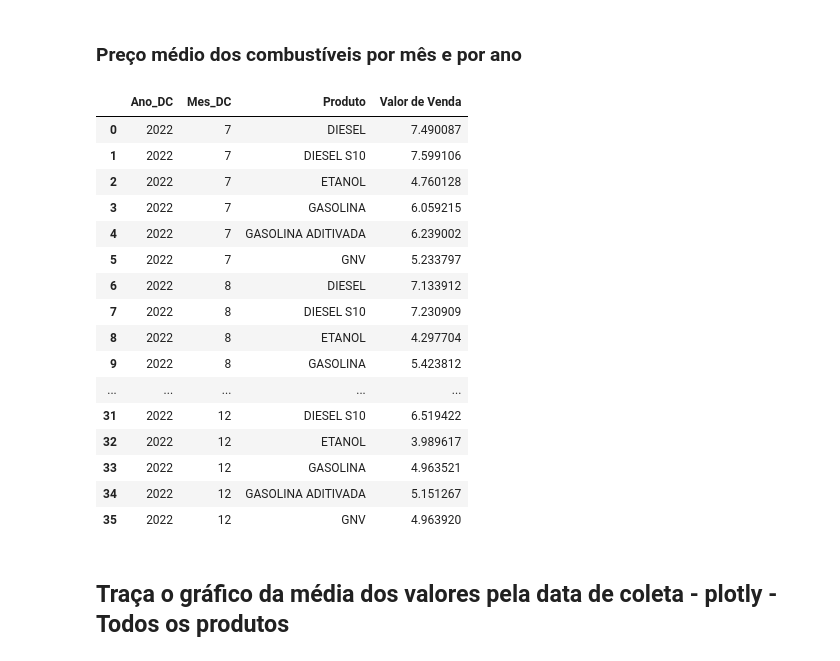
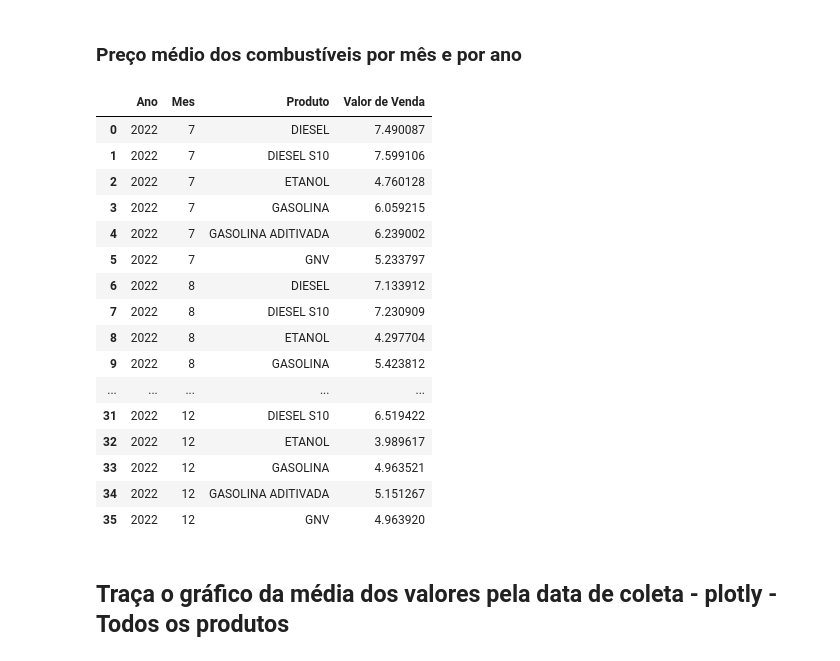
Before and after one commit to anazanetti/Analise_exploratoria, a Jupyter notebook: teste_rascunho.ipynb, the cells around one changed output. Saved outputs shown, nothing was run; the diff lists cells and outputs as text; code cells hidden in the pictures.

```diff
--- a/teste_rascunho.ipynb
+++ b/teste_rascunho.ipynb
@@ -49,8 +50,9 @@ dtypes: datetime64[ns](1), float64(2), object(13)
 memory usage: 46.2+ MB
 # %%
 # Criando colunas de mês e ano
-df_anp['Ano_DC'] = df_anp['Data da Coleta'].dt.year
-df_anp['Mes_DC'] = df_anp['Data da Coleta'].dt.month
+df_anp['Ano'] = df_anp['Data da Coleta'].dt.year
+df_anp['Mes'] = df_anp['Data da Coleta'].dt.month
+
 
 display(df_anp)
 df_anp.info()
@@ -263,10 +273,10 @@ plt.show()
 # %% [markdown]
 ### Preço médio dos combustíveis por mês e por ano
 # %%
-df_anp_media = df_anp.groupby(['Ano_DC','Mes_DC','Produto'])['Valor de Venda'].mean().reset_index()
+df_anp_media = df_anp.groupby(['Ano','Mes','Produto'])['Valor de Venda'].mean().reset_index()
 display(df_anp_media)
 # %% [output]
-|  | Ano_DC | Mes_DC | Produto | Valor de Venda |
+|  | Ano | Mes | Produto | Valor de Venda |
 | 0 | 2022 | 7 | DIESEL | 7.490087 |
 | 1 | 2022 | 7 | DIESEL S10 | 7.599106 |
 | 2 | 2022 | 7 | ETANOL | 4.760128 |
```
Also changed, not shown: parts of 19 cells of this notebook.
